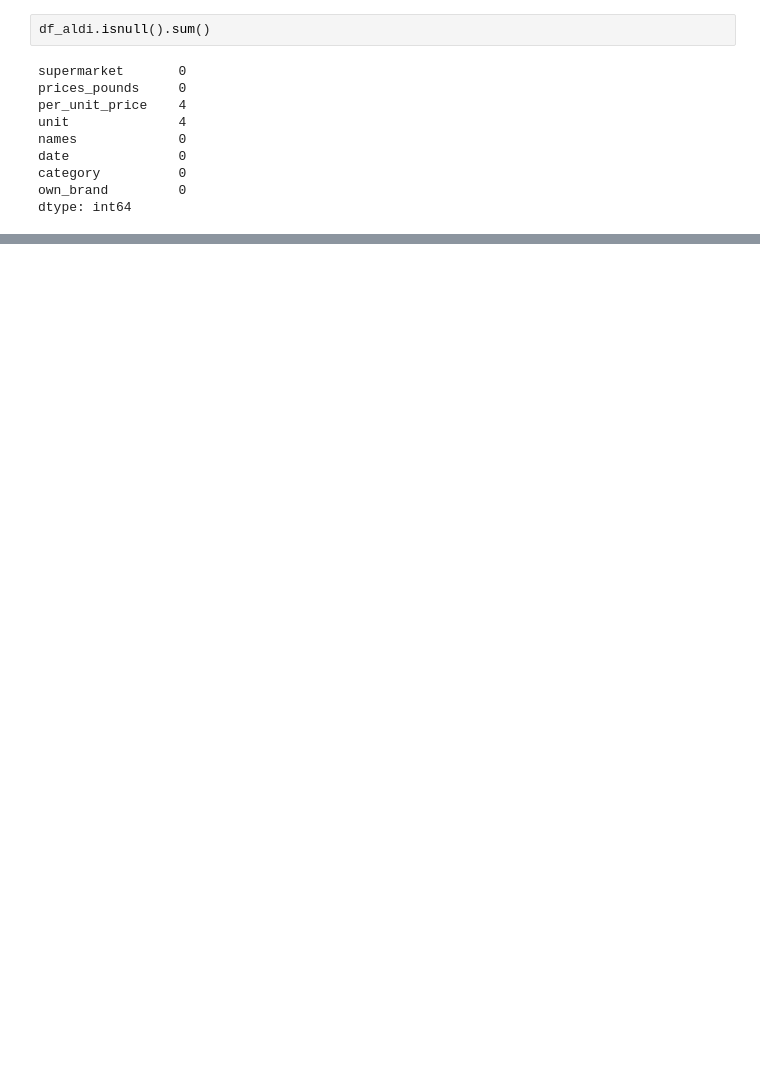
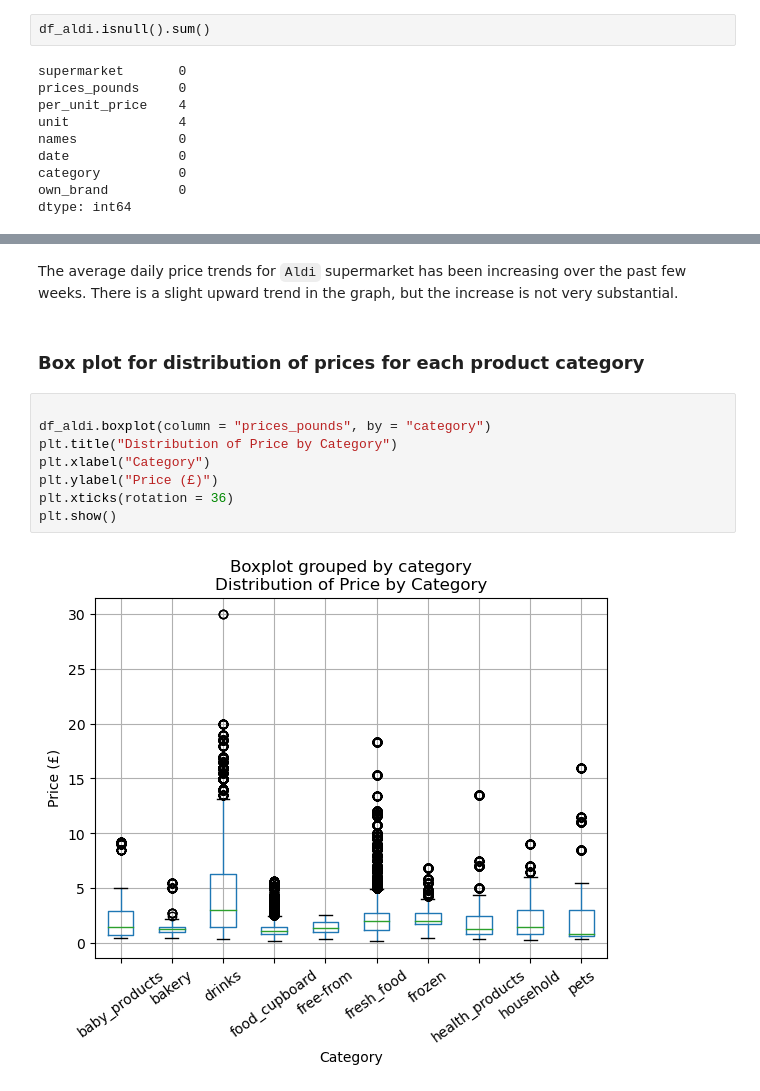
Before and after one commit to purvij07/Revenue-Prediction-Customer-Analytics-for-Supermarket-Data, a Jupyter notebook: code/Aldi_dataset.ipynb, the cells around one changed output, grey strips where cells are left out. Drawn from its saved outputs; the diff is of its cells as text; blank space fills up the shorter version.

```diff
--- a/code/Aldi_dataset.ipynb
+++ b/code/Aldi_dataset.ipynb
@@ -112,0 +198,14 @@ print(rows_starting_with_saxon)
+# %% [markdown]
+The average daily price trends for `Aldi` supermarket has been increasing over the past few weeks. There is a slight upward trend in the graph, but the increase is not very substantial.
+# %% [markdown]
+### Box plot for distribution of prices for each product category
+# %%
+
+df_aldi.boxplot(column = "prices_pounds", by = "category")
+plt.title("Distribution of Price by Category")
+plt.xlabel("Category")
+plt.ylabel("Price (£)")
+plt.xticks(rotation = 36)
+plt.show()
+# %% [output]
+[figure, added]
```
Also changed, not shown: parts of 22 cells of this notebook.
